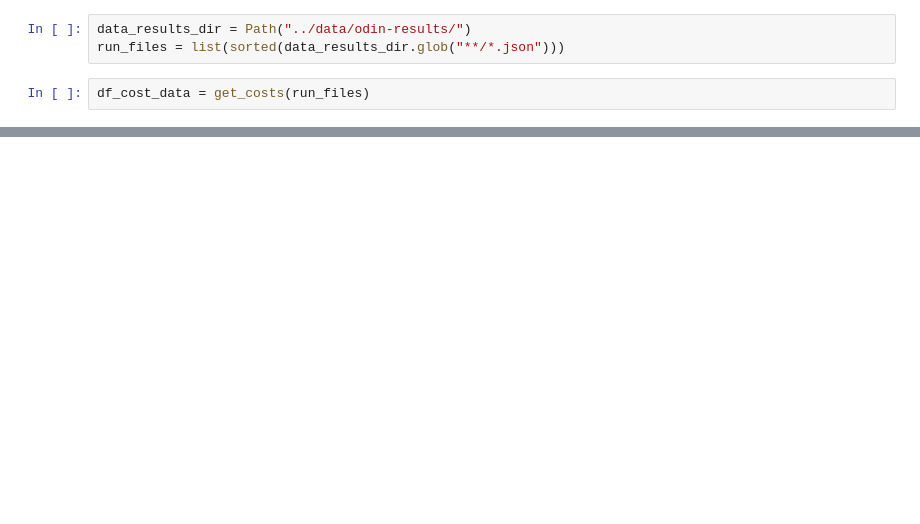
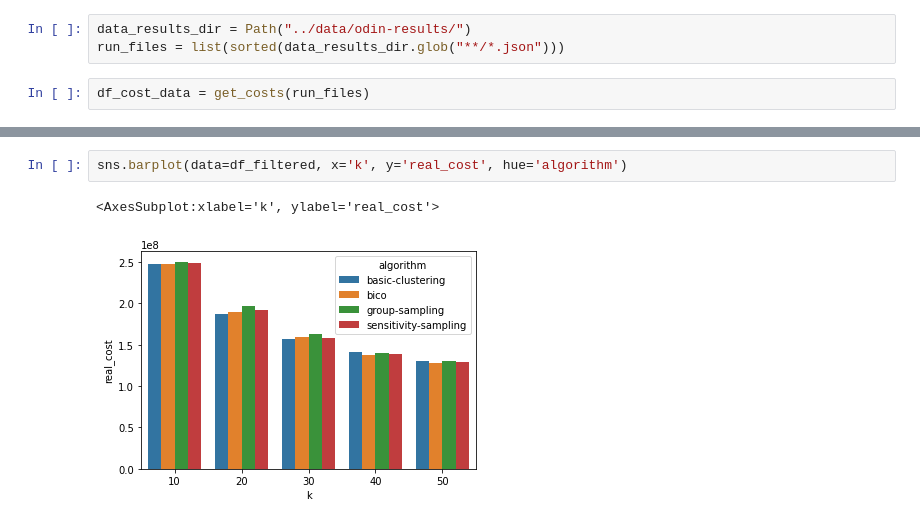
Before and after one commit to sheikhomar/coresets-bench, a Jupyter notebook: pynb/13-cost-of-coreset-centers.ipynb, the cells around one changed output, grey strips where cells are left out. Drawn from its saved outputs; the diff is of its cells as text; blank space fills up the shorter version.

```diff
--- a/pynb/13-cost-of-coreset-centers.ipynb
+++ b/pynb/13-cost-of-coreset-centers.ipynb
@@ -80,0 +124,5 @@ df_cost_data
+# %%
+sns.barplot(data=df_filtered, x='k', y='real_cost', hue='algorithm')
+# %% [output]
+<AxesSubplot:xlabel='k', ylabel='real_cost'>
+[figure, added]
```
Also changed, not shown: parts of 7 cells of this notebook.
